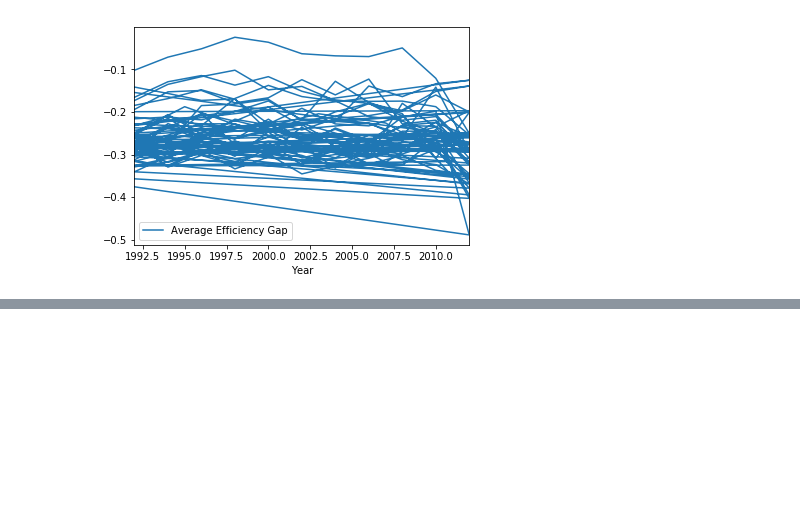
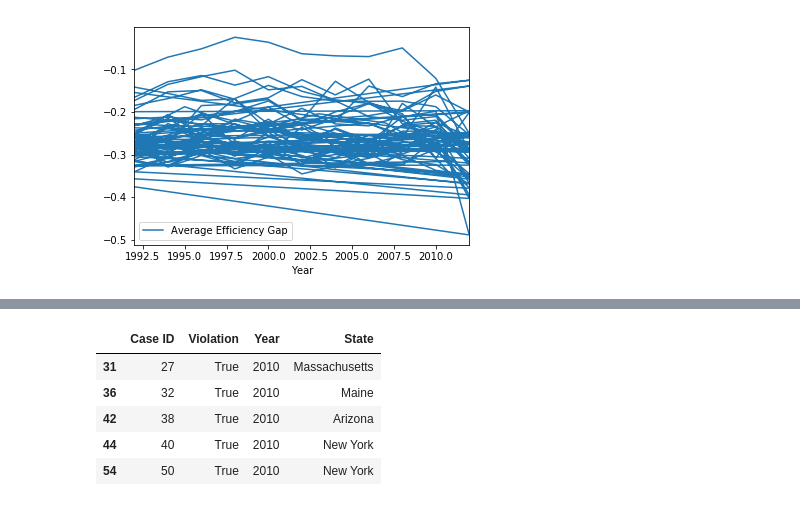
Before and after one commit to ksun0/EfficiencyGap, a Jupyter notebook: EfficiencyGap.ipynb, the cells around one changed output, grey strips where cells are left out. Drawn from its saved outputs; the diff is of its cells as text; code cells hidden in the pictures; blank space fills up the shorter version.

```diff
--- a/EfficiencyGap.ipynb
+++ b/EfficiencyGap.ipynb
@@ -186,0 +199,22 @@ plt2 = eg_df2.plot(x='Year', y='Average Efficiency Gap')
+# %%
+import re
+
+bad_cases = []
+
+for i in range(len(case_df)):
+    case_df.loc[i, 'Violation'] = re.sub(r'\W+', '', case_df['Violation'][i])
+    case_df.loc[i, 'Year'] = case_df['Year'][i][2:-1]
+    case_df.loc[i, 'State'] = case_df['State'][i][2:-1]
+    if(case_df['State'][i] == 'Invalid entry' or case_df['Violation'][i] == 'False'
+                        or case_df['Year'][i] == 'Date Unknown'):
+        bad_cases.append(i)
+
+case_df = case_df.drop(bad_cases)
+case_df.head()
+# %% [output]
+|  | Case ID | Violation | Year | State |
+| 31 | 27 | True | 2010 | Massachusetts |
+| 36 | 32 | True | 2010 | Maine |
+| 42 | 38 | True | 2010 | Arizona |
+| 44 | 40 | True | 2010 | New York |
+| 54 | 50 | True | 2010 | New York |
```
Also changed, not shown: parts of 6 cells of this notebook, 3 other files.
